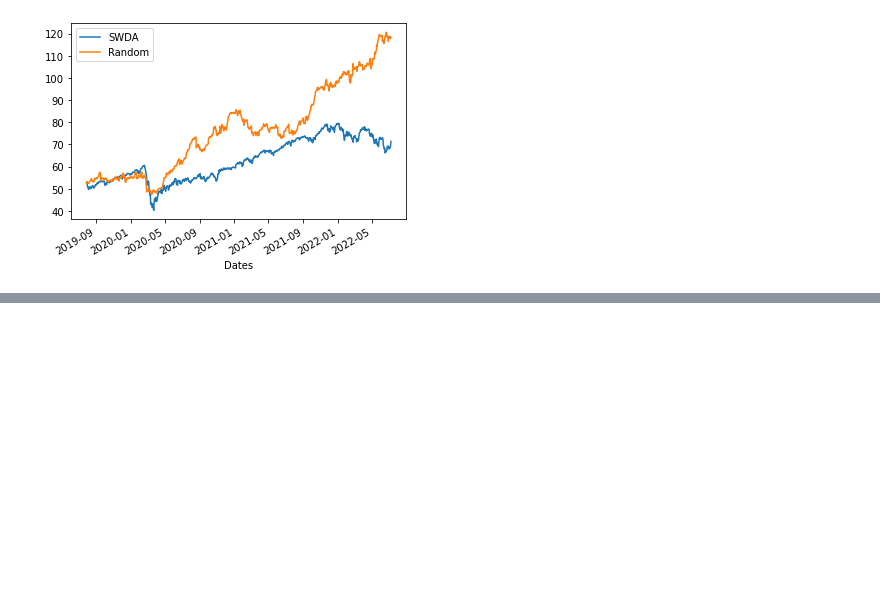
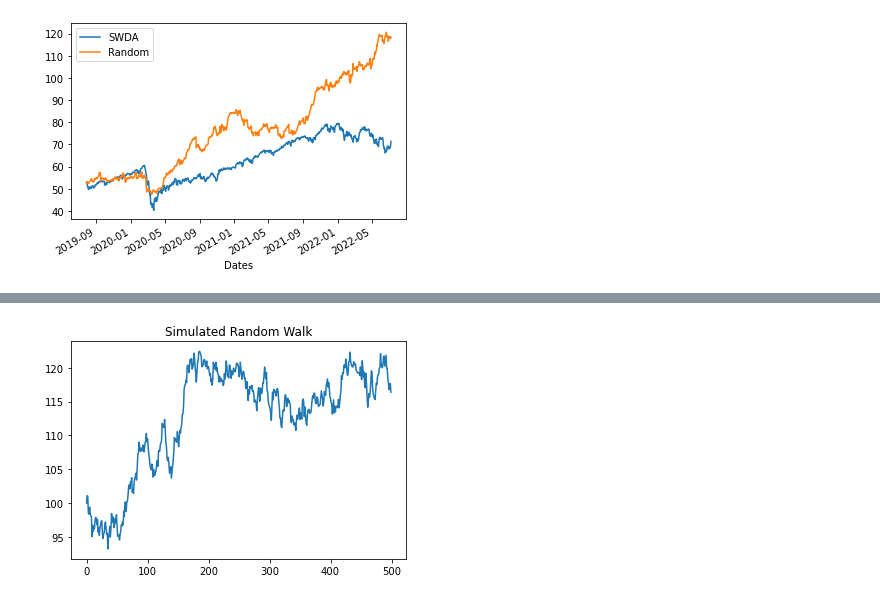
Before and after one commit to bearloop/learning-resources, a Jupyter notebook: 24_time_series_analysis.ipynb, the cells around one changed output, grey strips where cells are left out. Saved outputs shown, nothing was run; the diff lists cells and outputs as text; code cells hidden in the pictures; blank space fills up the shorter version.

```diff
--- a/24_time_series_analysis.ipynb
+++ b/24_time_series_analysis.ipynb
@@ -234,0 +246,16 @@ The mean is 0.017 and the standard deviation is 0.050
+# %%
+# Generate 500 random steps with mean=0 and standard deviation=1
+steps = np.random.normal(loc=0, scale=1.0, size=500)
+
+# Set first element to 0 so that the first price will be the starting stock price
+steps[0]=0
+
+# Simulate stock prices, P with a starting price of 100
+P = 100 + np.cumsum(steps)
+
+# Plot the simulated stock prices
+plt.plot(P)
+plt.title("Simulated Random Walk")
+plt.show()
+# %% [output]
+[figure, added]
```
Also changed, not shown: parts of 30 cells of this notebook.
